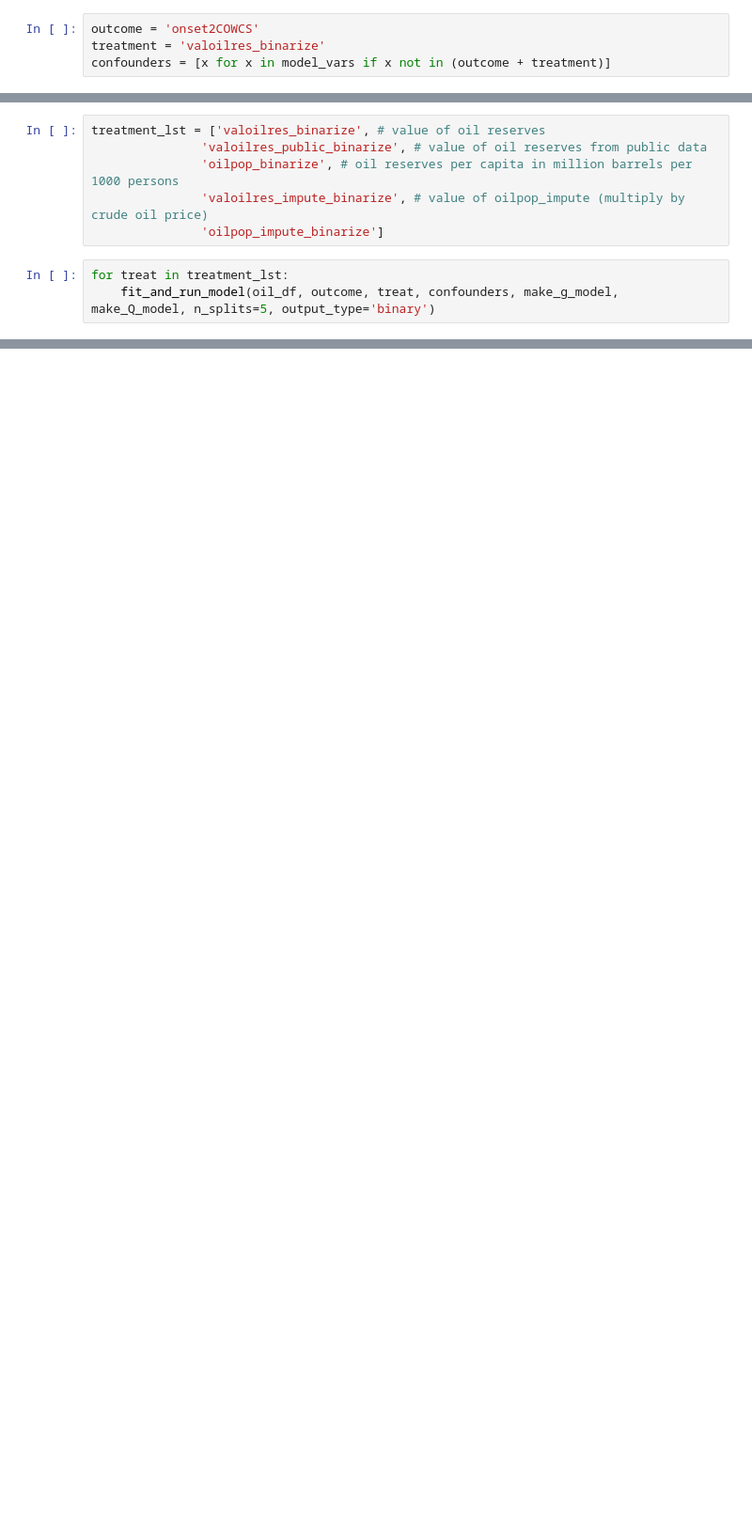
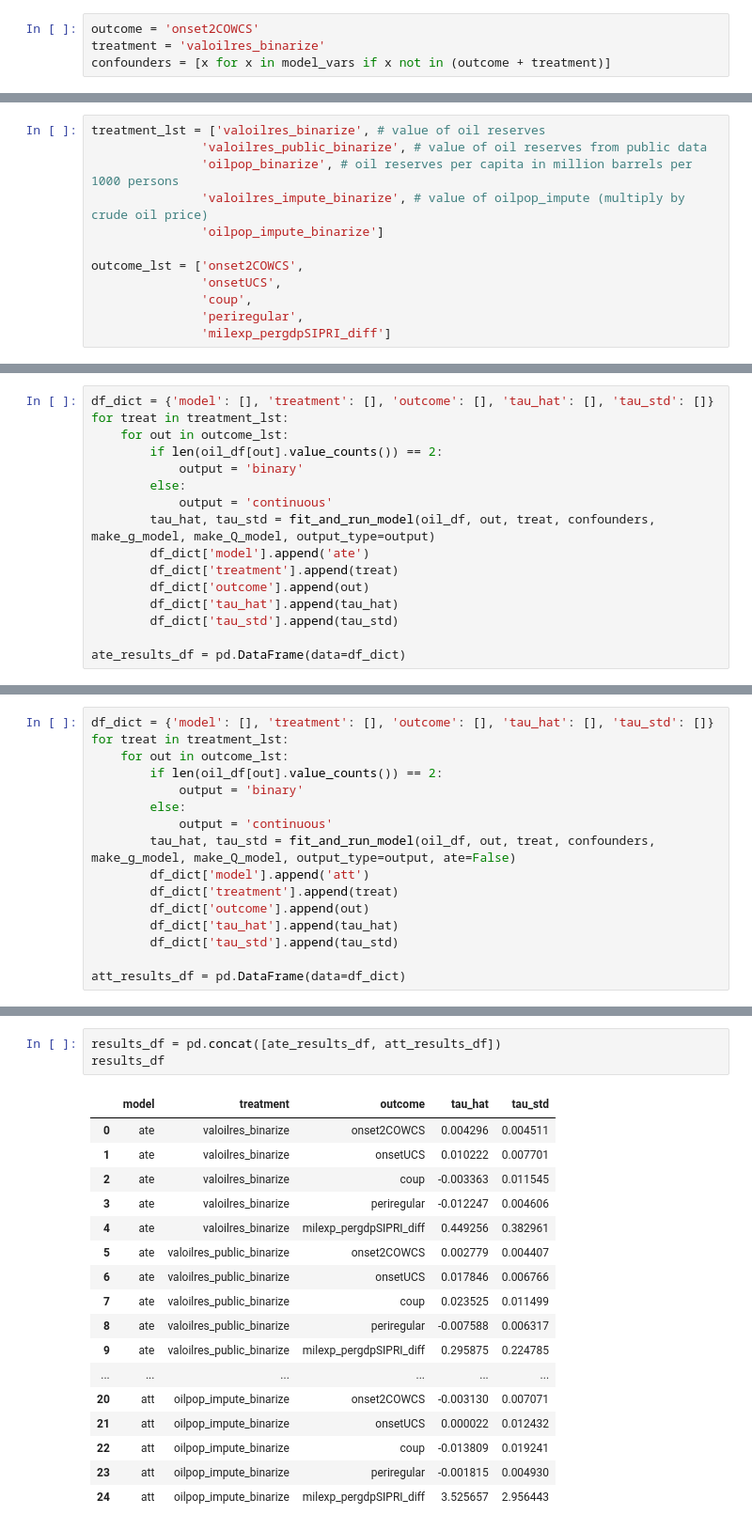
Before and after one commit to wanranzhao/STAT27420-final-code, a Jupyter notebook: Code/model_fitting.ipynb, the cells around one changed output, grey strips where cells are left out. Shown at 94% size. Cells and saved outputs as stored; diff of their text form; blank space fills up the shorter version.

Commit message:
more model fitting

```diff
--- a/Code/model_fitting.ipynb
+++ b/Code/model_fitting.ipynb
@@ -249,6 +273,9 @@ treatment_lst = ['valoilres_binarize', # value of oil reserves
                'oilpop_binarize', # oil reserves per capita in million barrels per 1000 persons
                'valoilres_impute_binarize', # value of oilpop_impute (multiply by crude oil price)
                'oilpop_impute_binarize']
+
+outcome_lst = ['onset2COWCS',
+               'onsetUCS',
+               'coup',
+               'periregular',
+               'milexp_pergdpSIPRI_diff']
-# %%
-for treat in treatment_lst:
-    fit_and_run_model(oil_df, outcome, treat, confounders, make_g_model, make_Q_model, n_splits=5, output_type='binary')
@@ -272,0 +285,16 @@ AIPTW model has been fit. Returning τ hat and its standard deviation
+# %%
+df_dict = {'model': [], 'treatment': [], 'outcome': [], 'tau_hat': [], 'tau_std': []}
+for treat in treatment_lst:
+    for out in outcome_lst:
+        if len(oil_df[out].value_counts()) == 2:
+            output = 'binary'
+        else:
+            output = 'continuous'
+        tau_hat, tau_std = fit_and_run_model(oil_df, out, treat, confounders, make_g_model, make_Q_model, output_type=output)
+        df_dict['model'].append('ate')
+        df_dict['treatment'].append(treat)
+        df_dict['outcome'].append(out)
+        df_dict['tau_hat'].append(tau_hat)
+        df_dict['tau_std'].append(tau_std)
+
+ate_results_df = pd.DataFrame(data=df_dict)
@@ -272,0 +319,16 @@ AIPTW model has been fit. Returning τ hat and its standard deviation
+# %%
+df_dict = {'model': [], 'treatment': [], 'outcome': [], 'tau_hat': [], 'tau_std': []}
+for treat in treatment_lst:
+    for out in outcome_lst:
+        if len(oil_df[out].value_counts()) == 2:
+            output = 'binary'
+        else:
+            output = 'continuous'
+        tau_hat, tau_std = fit_and_run_model(oil_df, out, treat, confounders, make_g_model, make_Q_model, output_type=output, ate=False)
+        df_dict['model'].append('att')
+        df_dict['treatment'].append(treat)
+        df_dict['outcome'].append(out)
+        df_dict['tau_hat'].append(tau_hat)
+        df_dict['tau_std'].append(tau_std)
+
+att_results_df = pd.DataFrame(data=df_dict)
@@ -272,0 +353,21 @@ AIPTW model has been fit. Returning τ hat and its standard deviation
+# %%
+results_df = pd.concat([ate_results_df, att_results_df])
+results_df
+# %% [output]
+|  | model | treatment | outcome | tau_hat | tau_std |
+| 0 | ate | valoilres_binarize | onset2COWCS | 0.004296 | 0.004511 |
+| 1 | ate | valoilres_binarize | onsetUCS | 0.010222 | 0.007701 |
+| 2 | ate | valoilres_binarize | coup | -0.003363 | 0.011545 |
+| 3 | ate | valoilres_binarize | periregular | -0.012247 | 0.004606 |
+| 4 | ate | valoilres_binarize | milexp_pergdpSIPRI_diff | 0.449256 | 0.382961 |
+| 5 | ate | valoilres_public_binarize | onset2COWCS | 0.002779 | 0.004407 |
+| 6 | ate | valoilres_public_binarize | onsetUCS | 0.017846 | 0.006766 |
+| 7 | ate | valoilres_public_binarize | coup | 0.023525 | 0.011499 |
+| 8 | ate | valoilres_public_binarize | periregular | -0.007588 | 0.006317 |
+| 9 | ate | valoilres_public_binarize | milexp_pergdpSIPRI_diff | 0.295875 | 0.224785 |
+| ... | ... | ... | ... | ... | ... |
+| 20 | att | oilpop_impute_binarize | onset2COWCS | -0.003130 | 0.007071 |
+| 21 | att | oilpop_impute_binarize | onsetUCS | 0.000022 | 0.012432 |
+| 22 | att | oilpop_impute_binarize | coup | -0.013809 | 0.019241 |
+| 23 | att | oilpop_impute_binarize | periregular | -0.001815 | 0.004930 |
+| 24 | att | oilpop_impute_binarize | milexp_pergdpSIPRI_diff | 3.525657 | 2.956443 |
```
Also changed, not shown: parts of 11 cells of this notebook, 1 other file.
